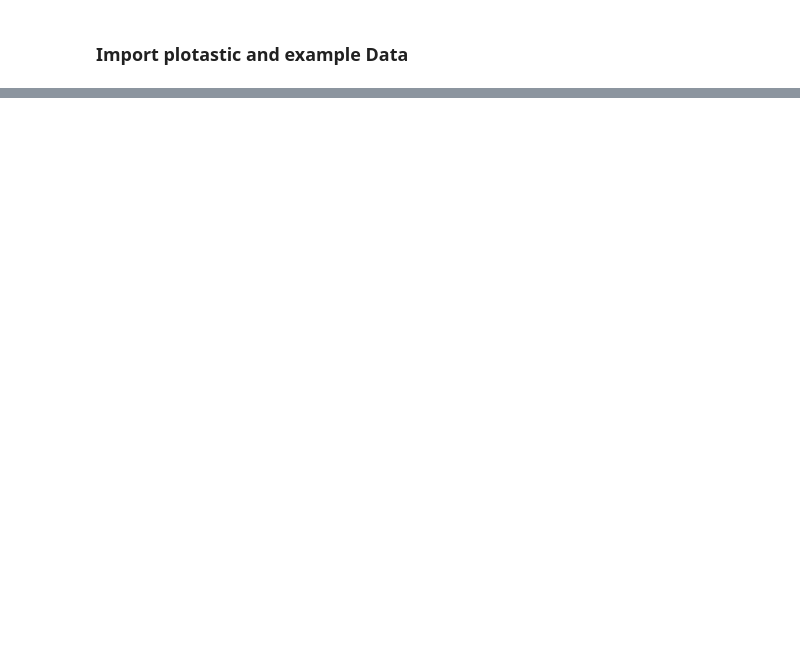
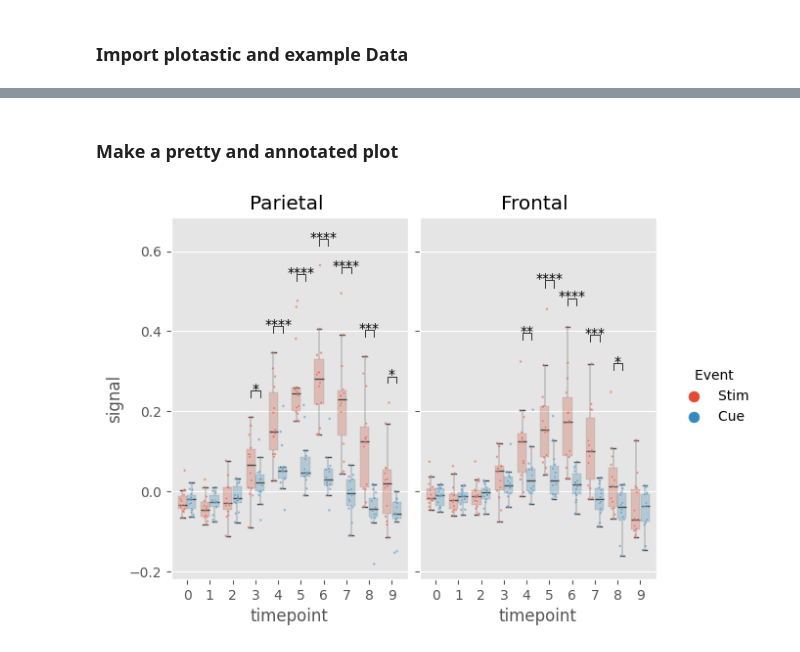
Before and after one commit to markur4/plotastic, a Jupyter notebook: Examples & Walkthroughs/how_to_use.ipynb, the cells around one changed output, grey strips where cells are left out. Cells and saved outputs as stored; diff of their text form; code cells hidden in the pictures; blank space fills up the shorter version.

```diff
--- a/Examples & Walkthroughs/how_to_use.ipynb
+++ b/Examples & Walkthroughs/how_to_use.ipynb
@@ -59,0 +114,20 @@ DA.levels_dendrogram
+# %% [markdown]
+### Make a pretty and annotated plot
+# %%
+# Use matplotlib styles
+from matplotlib import pyplot as plt
+plt.rcdefaults() # reset rc to default
+plt.style.use('ggplot')
+# %%
+# Chained commands
+(DA
+ .plot_box_strip()   # Use a pre-built plotting function
+ .annotate_pairwise( # Place results calculated previously (DA.test_pairwise()) on the plot
+     include="__HUE" # Only annotate significant pairs across each hue, not within hue
+     )
+)
+
+# Saving the plot requires
+plt.savefig("example.png", dpi=200, bbox_inches="tight")
+# %% [output]
+[figure, added]
```
Also changed, not shown: parts of 15 cells of this notebook, 6 other files.
